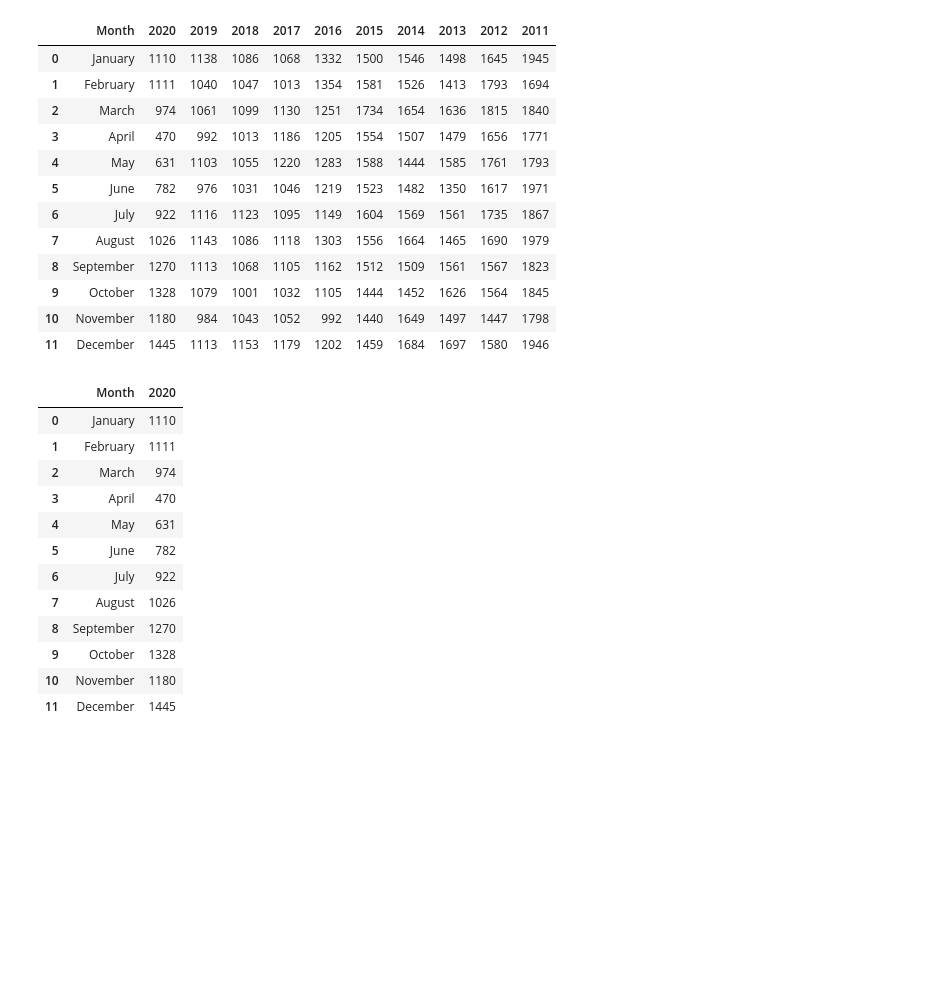
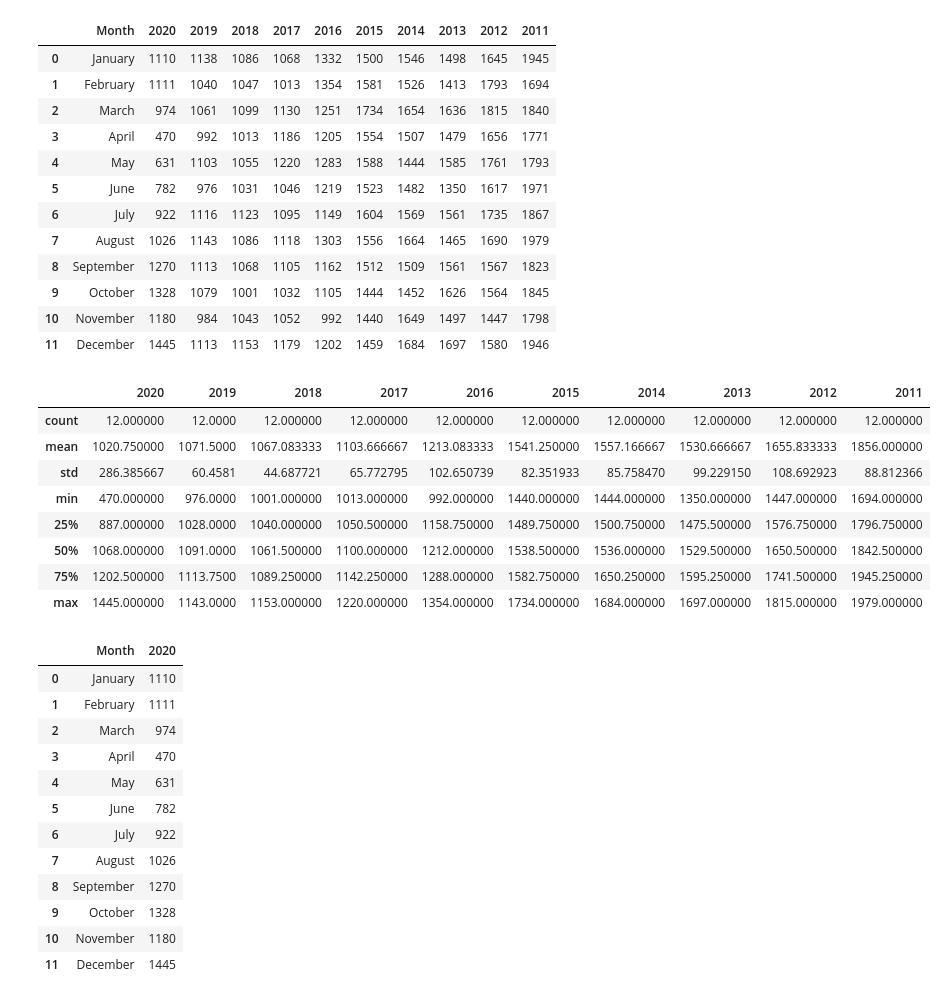
Before and after one commit to tmusimbi/Road-Traffic-Crashes-In-Uganda-2011---2020, a Jupyter notebook: Road_Crash_Data_UG.ipynb, the cells around one changed output. Cells and saved outputs as stored; diff of their text form; code cells hidden in the pictures; blank space fills up the shorter version.

```diff
--- a/Road_Crash_Data_UG.ipynb
+++ b/Road_Crash_Data_UG.ipynb
@@ -157,6 +153,19 @@ road_crash_data
 | 9 | October | 1328 | 1079 | 1001 | 1032 | 1105 | 1444 | 1452 | 1626 | 1564 | 1845 |
 | 10 | November | 1180 | 984 | 1043 | 1052 | 992 | 1440 | 1649 | 1497 | 1447 | 1798 |
 | 11 | December | 1445 | 1113 | 1153 | 1179 | 1202 | 1459 | 1684 | 1697 | 1580 | 1946 |
+# %%
+#Summary Statistics
+road_crash_data.describe()
+# %% [output]
+|  | 2020 | 2019 | 2018 | 2017 | 2016 | 2015 | 2014 | 2013 | 2012 | 2011 |
+| count | 12.000000 | 12.0000 | 12.000000 | 12.000000 | 12.000000 | 12.000000 | 12.000000 | 12.000000 | 12.000000 | 12.000000 |
+| mean | 1020.750000 | 1071.5000 | 1067.083333 | 1103.666667 | 1213.083333 | 1541.250000 | 1557.166667 | 1530.666667 | 1655.833333 | 1856.000000 |
+| std | 286.385667 | 60.4581 | 44.687721 | 65.772795 | 102.650739 | 82.351933 | 85.758470 | 99.229150 | 108.692923 | 88.812366 |
+| min | 470.000000 | 976.0000 | 1001.000000 | 1013.000000 | 992.000000 | 1440.000000 | 1444.000000 | 1350.000000 | 1447.000000 | 1694.000000 |
+| 25% | 887.000000 | 1028.0000 | 1040.000000 | 1050.500000 | 1158.750000 | 1489.750000 | 1500.750000 | 1475.500000 | 1576.750000 | 1796.750000 |
+| 50% | 1068.000000 | 1091.0000 | 1061.500000 | 1100.000000 | 1212.000000 | 1538.500000 | 1536.000000 | 1529.500000 | 1650.500000 | 1842.500000 |
+| 75% | 1202.500000 | 1113.7500 | 1089.250000 | 1142.250000 | 1288.000000 | 1582.750000 | 1650.250000 | 1595.250000 | 1741.500000 | 1945.250000 |
+| max | 1445.000000 | 1143.0000 | 1153.000000 | 1220.000000 | 1354.000000 | 1734.000000 | 1684.000000 | 1697.000000 | 1815.000000 | 1979.000000 |
 # %%
 road_crash_data_2020 = road_crash_data[['Month', '2020']]
 road_crash_data_2019 = road_crash_data[['Month', '2019']]
```
Also changed, not shown: parts of 1 cell of this notebook.
